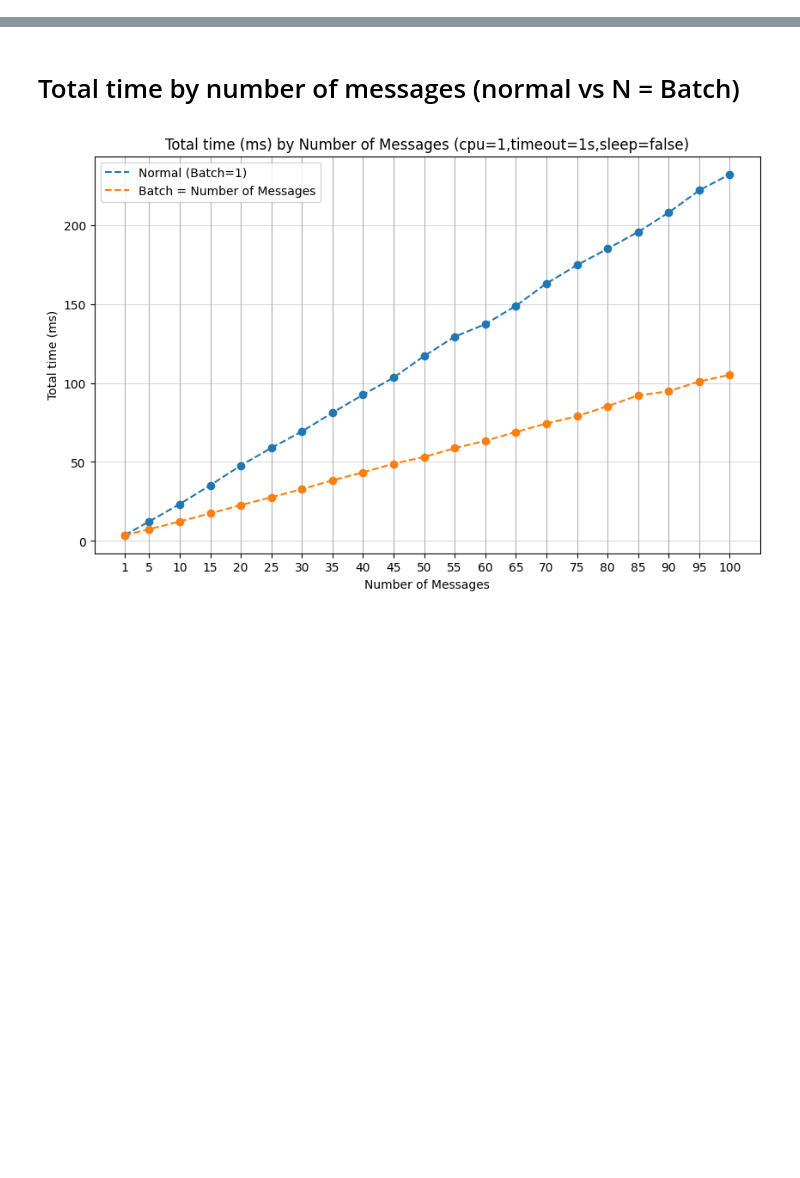
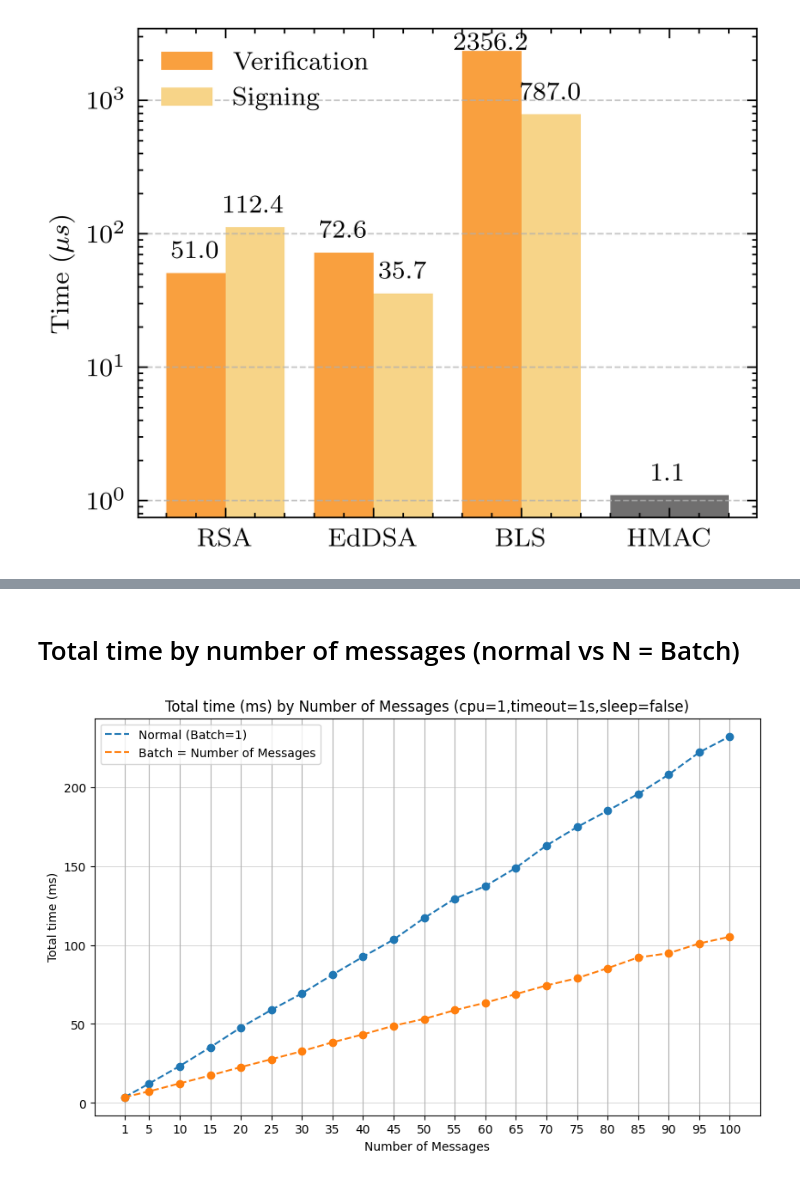
Before and after one commit to MFrancoLink/ssv, a Jupyter notebook: ekm/data.ipynb, the cells around one changed output, grey strips where cells are left out. Cells and saved outputs as stored; diff of their text form; code cells hidden in the pictures; blank space fills up the shorter version.

```diff
--- a/ekm/data.ipynb
+++ b/ekm/data.ipynb
@@ -2,3 +2,95 @@
 import matplotlib.pyplot as plt
 import pandas as pd
 import numpy as np
+# %%
+import matplotlib.pyplot as plt
+import numpy as np
+
+# Algorithms and their corresponding verification and signing times in nanoseconds
+algorithms = [
+    "RSA",
+    "EdDSA",
+    "BLS",
+    "HMAC"
+]
+
+verification_times = [
+    50.979,
+    72.599,
+    2356.208,
+    0,
+]
+
+signing_times = [
+    112.383,
+    35.705,
+    786.951,
+    0,
+]
+
+# Customize the colors for verification and signing bars
+verification_color = '#F9A03F'  # Blue
+signing_color = '#F7D488'       # Green
+
+
+
+import scienceplots
+
+
+
+with plt.style.context(['science','ieee']):
+
+    # X-axis positions for the bars
+    x = range(len(algorithms))
+
+    # Create the figure and axes
+    fig, ax = plt.subplots()
+
+    # Create bars for verification times
+    verification_bars = ax.bar([pos - 0.2 for pos in x], verification_times, width=0.4, color=verification_color, label="Verification")
+
+    # Create bars for signing times
+    signing_bars = ax.bar([pos + 0.2 for pos in x], signing_times, width=0.4, color=signing_color, label="Signing")
+
+    hmac_bar = ax.bar([3], [1.1], width=0.8, color="#706F6F")
+
+    # Set labels, title, and grid
+    # ax.set_xlabel('Algorithms')
+    ax.set_ylabel('Time ($\mu s$)')
+    # ax.set_title('Signature Verification and Signing Times')
+    ax.set_xticks(x)
+
+    ax.set_xticklabels(algorithms)
+    ax.legend()
+
+    # Show grid lines
+    ax.grid(axis='y', linestyle='--', alpha=0.7)
+
+    # Rotate x-axis labels for better readability
+    # plt.xticks(rotation=45, ha='right')
+
+    # Set the y-axis to logarithmic scale
+    ax.set_yscale('log')
+
+    # Display the value of each time above the bar
+    for bar in signing_bars + hmac_bar:
+        height = bar.get_height()
+        ax.annotate(f"{height:.1f}",
+                    xy=(bar.get_x() + bar.get_width() / 2, height),
+                    xytext=(0, 3),  # 3 points vertical offset
+                    textcoords="offset points",
+                    ha='center', va='bottom')
+    for bar in verification_bars:
+        height = bar.get_height()
+        print(height, bar.get_x())
+        ax.annotate(f"{height:.1f}",
+                    xy=(bar.get_x() + bar.get_width() / 2, height if bar.get_x() != 1.6 else height-500),
+                    xytext=(0, 3),  # 3 points vertical offset
+                    textcoords="offset points",
+                    ha='center', va='bottom')
+
+
+    # Display the plot
+    plt.tight_layout()
+    plt.show()
+# %% [output]
@@ -4,0 +101 @@ import numpy as np
+[figure, added]
```
Also changed, not shown: parts of 11 cells of this notebook, 3 other files.
